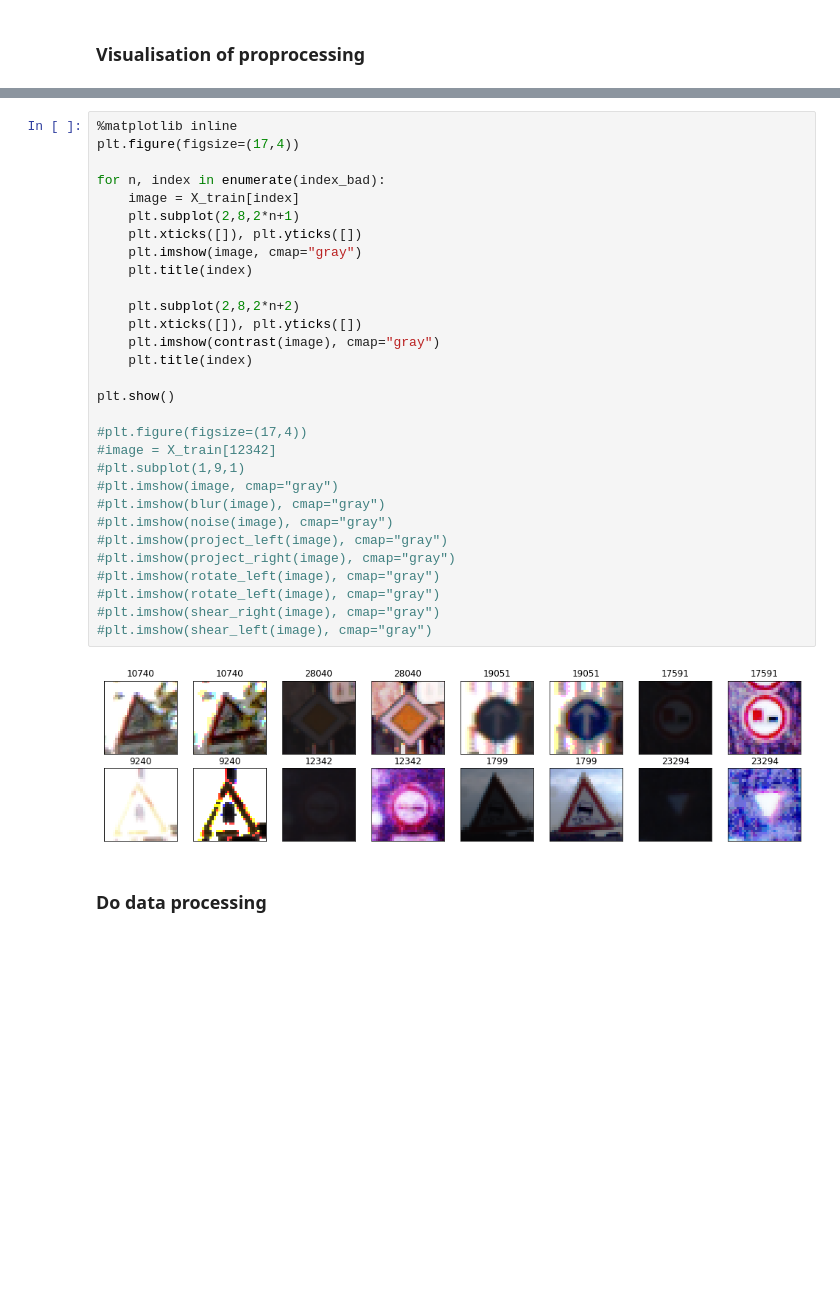
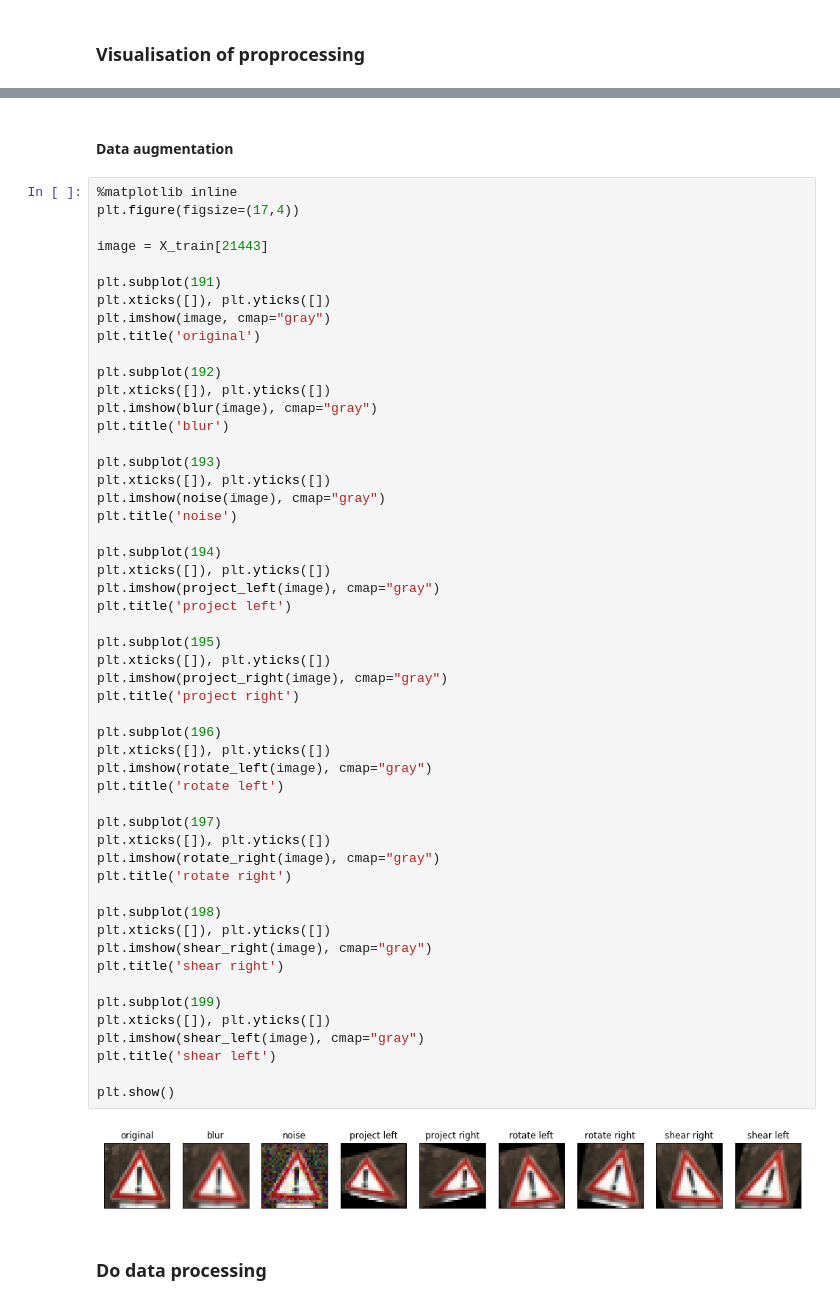
Before and after one commit to stefancyliax/CarND-Traffic-Sign-Classifier-Project, a Jupyter notebook: Traffic_Sign_Classifier.ipynb, the cells around one changed output, grey strips where cells are left out. Cells and saved outputs as stored; diff of their text form; blank space fills up the shorter version.

```diff
--- a/Traffic_Sign_Classifier.ipynb
+++ b/Traffic_Sign_Classifier.ipynb
@@ -329,34 +391,58 @@ def shear_left(img):
+# %% [markdown]
+#### Data augmentation
 # %%
 %matplotlib inline
 plt.figure(figsize=(17,4))
 
-for n, index in enumerate(index_bad):
-    image = X_train[index]
-    plt.subplot(2,8,2*n+1)
-    plt.xticks([]), plt.yticks([])
-    plt.imshow(image, cmap="gray")
-    plt.title(index)
+image = X_train[21443]
 
-    plt.subplot(2,8,2*n+2)
-    plt.xticks([]), plt.yticks([])
-    plt.imshow(contrast(image), cmap="gray")
-    plt.title(index)
+plt.subplot(191)
+plt.xticks([]), plt.yticks([])
+plt.imshow(image, cmap="gray")
+plt.title('original')
+
+plt.subplot(192)
+plt.xticks([]), plt.yticks([])
+plt.imshow(blur(image), cmap="gray")
+plt.title('blur')
+
+plt.subplot(193)
+plt.xticks([]), plt.yticks([])
+plt.imshow(noise(image), cmap="gray")
+plt.title('noise')
+
+plt.subplot(194)
+plt.xticks([]), plt.yticks([])
+plt.imshow(project_left(image), cmap="gray")
+plt.title('project left')
+
+plt.subplot(195)
+plt.xticks([]), plt.yticks([])
+plt.imshow(project_right(image), cmap="gray")
+plt.title('project right')
+
+plt.subplot(196)
+plt.xticks([]), plt.yticks([])
+plt.imshow(rotate_left(image), cmap="gray")
+plt.title('rotate left')
+
+plt.subplot(197)
+plt.xticks([]), plt.yticks([])
+plt.imshow(rotate_right(image), cmap="gray")
+plt.title('rotate right')
+
+plt.subplot(198)
+plt.xticks([]), plt.yticks([])
+plt.imshow(shear_right(image), cmap="gray")
+plt.title('shear right')
+
+plt.subplot(199)
+plt.xticks([]), plt.yticks([])
+plt.imshow(shear_left(image), cmap="gray")
+plt.title('shear left')
 
 plt.show()
-
-#plt.figure(figsize=(17,4))
-#image = X_train[12342]
-#plt.subplot(1,9,1)
-#plt.imshow(image, cmap="gray")
-#plt.imshow(blur(image), cmap="gray")
-#plt.imshow(noise(image), cmap="gray")
-#plt.imshow(project_left(image), cmap="gray")
-#plt.imshow(project_right(image), cmap="gray")
-#plt.imshow(rotate_left(image), cmap="gray")
-#plt.imshow(rotate_left(image), cmap="gray")
-#plt.imshow(shear_right(image), cmap="gray")
-#plt.imshow(shear_left(image), cmap="gray")
 # %% [output]
-[figure, old version]
+[figure, new version]
 # %% [markdown]
 ### Do data processing
```
Also changed, not shown: parts of 27 cells of this notebook, 8 other files.
